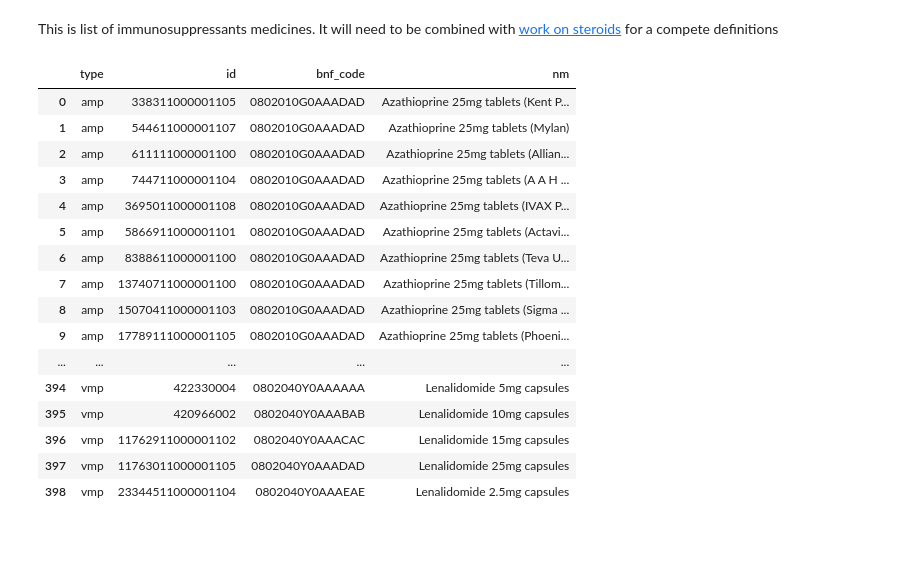
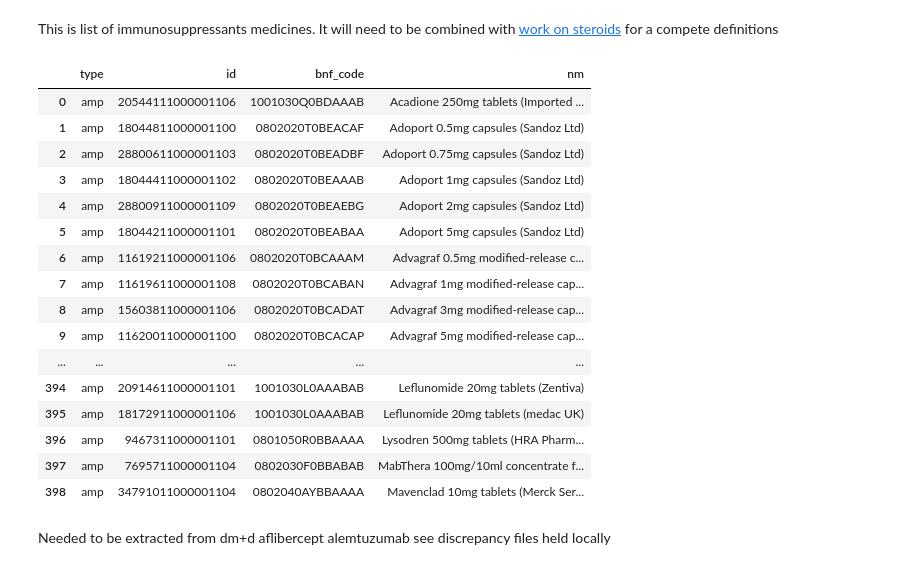
Before and after one commit to ebmdatalab/immunosuppressant-covid-codelist-notebook, a Jupyter notebook: notebooks/immunosuppressants.ipynb, the cells around one changed output. Drawn from its saved outputs; the diff is of its cells as text; code cells hidden in the pictures; blank space fills up the shorter version.

Commit message:
update
add new meds
tbc about some meds
need to extract meds directly from dm+d as they don't appear in prescribing

```diff
--- a/notebooks/immunosuppressants.ipynb
+++ b/notebooks/immunosuppressants.ipynb
@@ -8,44 +7,50 @@ import pandas as pd
 # %%
 sql = '''
 WITH bnf_codes AS (
   SELECT bnf_code FROM hscic.presentation WHERE
-  (##transplant
-  bnf_code LIKE '0802%' # the
+  (bnf_code LIKE '0801%'      OR #bnf sect cytotoxic drugs - NHSD did not include?
+  bnf_code LIKE '0802%'      OR #bnf sect drugs affecting immune response
+  bnf_code LIKE '100103%'       #bnf - sect rhuematic disease suppressant drugs
 )
   AND
   (bnf_code NOT LIKE '0802020T0%XAX'  #BNF tacrolimus mouthwash
 )
    )
 SELECT "vmp" AS type, id, bnf_code, nm
 FROM dmd.vmp
 WHERE bnf_code IN (SELECT * FROM bnf_codes)
 
 UNION ALL
 
 SELECT "amp" AS type, id, bnf_code, descr
 FROM dmd.amp
 WHERE bnf_code IN (SELECT * FROM bnf_codes)
 
-ORDER BY type, bnf_code, type, id'''
+ORDER BY type, nm '''
 
 immuno_meds = bq.cached_read(sql, csv_path=os.path.join('..','data','immuno_meds .csv'))
 pd.set_option('display.max_rows', None)
+pd.set_option('display.max_colwidth', None)
 immuno_meds
 # %% [output]
 |  | type | id | bnf_code | nm |
-| 0 | amp | 338311000001105 | 0802010G0AAADAD | Azathioprine 25mg tablets (Kent P... |
-| 1 | amp | 544611000001107 | 0802010G0AAADAD | Azathioprine 25mg tablets (Mylan) |
-| 2 | amp | 611111000001100 | 0802010G0AAADAD | Azathioprine 25mg tablets (Allian... |
-| 3 | amp | 744711000001104 | 0802010G0AAADAD | Azathioprine 25mg tablets (A A H ... |
-| 4 | amp | 3695011000001108 | 0802010G0AAADAD | Azathioprine 25mg tablets (IVAX P... |
-| 5 | amp | 5866911000001101 | 0802010G0AAADAD | Azathioprine 25mg tablets (Actavi... |
-| 6 | amp | 8388611000001100 | 0802010G0AAADAD | Azathioprine 25mg tablets (Teva U... |
-| 7 | amp | 13740711000001100 | 0802010G0AAADAD | Azathioprine 25mg tablets (Tillom... |
-| 8 | amp | 15070411000001103 | 0802010G0AAADAD | Azathioprine 25mg tablets (Sigma ... |
-| 9 | amp | 17789111000001105 | 0802010G0AAADAD | Azathioprine 25mg tablets (Phoeni... |
+| 0 | amp | 20544111000001106 | 1001030Q0BDAAAB | Acadione 250mg tablets (Imported ... |
+| 1 | amp | 18044811000001100 | 0802020T0BEACAF | Adoport 0.5mg capsules (Sandoz Ltd) |
+| 2 | amp | 28800611000001103 | 0802020T0BEADBF | Adoport 0.75mg capsules (Sandoz Ltd) |
+| 3 | amp | 18044411000001102 | 0802020T0BEAAAB | Adoport 1mg capsules (Sandoz Ltd) |
+| 4 | amp | 28800911000001109 | 0802020T0BEAEBG | Adoport 2mg capsules (Sandoz Ltd) |
+| 5 | amp | 18044211000001101 | 0802020T0BEABAA | Adoport 5mg capsules (Sandoz Ltd) |
+| 6 | amp | 11619211000001106 | 0802020T0BCAAAM | Advagraf 0.5mg modified-release c... |
+| 7 | amp | 11619611000001108 | 0802020T0BCABAN | Advagraf 1mg modified-release cap... |
+| 8 | amp | 15603811000001106 | 0802020T0BCADAT | Advagraf 3mg modified-release cap... |
+| 9 | amp | 11620011000001100 | 0802020T0BCACAP | Advagraf 5mg modified-release cap... |
 | ... | ... | ... | ... | ... |
-| 394 | vmp | 422330004 | 0802040Y0AAAAAA | Lenalidomide 5mg capsules |
-| 395 | vmp | 420966002 | 0802040Y0AAABAB | Lenalidomide 10mg capsules |
-| 396 | vmp | 11762911000001102 | 0802040Y0AAACAC | Lenalidomide 15mg capsules |
-| 397 | vmp | 11763011000001105 | 0802040Y0AAADAD | Lenalidomide 25mg capsules |
-| 398 | vmp | 23344511000001104 | 0802040Y0AAAEAE | Lenalidomide 2.5mg capsules |
+| 394 | amp | 20914611000001101 | 1001030L0AAABAB | Leflunomide 20mg tablets (Zentiva) |
+| 395 | amp | 18172911000001106 | 1001030L0AAABAB | Leflunomide 20mg tablets (medac UK) |
+| 396 | amp | 9467311000001101 | 0801050R0BBAAAA | Lysodren 500mg tablets (HRA Pharm... |
+| 397 | amp | 7695711000001104 | 0802030F0BBABAB | MabThera 100mg/10ml concentrate f... |
+| 398 | amp | 34791011000001104 | 0802040AYBBAAAA | Mavenclad 10mg tablets (Merck Ser... |
+# %% [markdown]
+Needed to be extracted from dm+d
+aflibercept
+alemtuzumab see discrepancy files held locally
```
Also changed, not shown: parts of 1 cell of this notebook, 3 other files.
